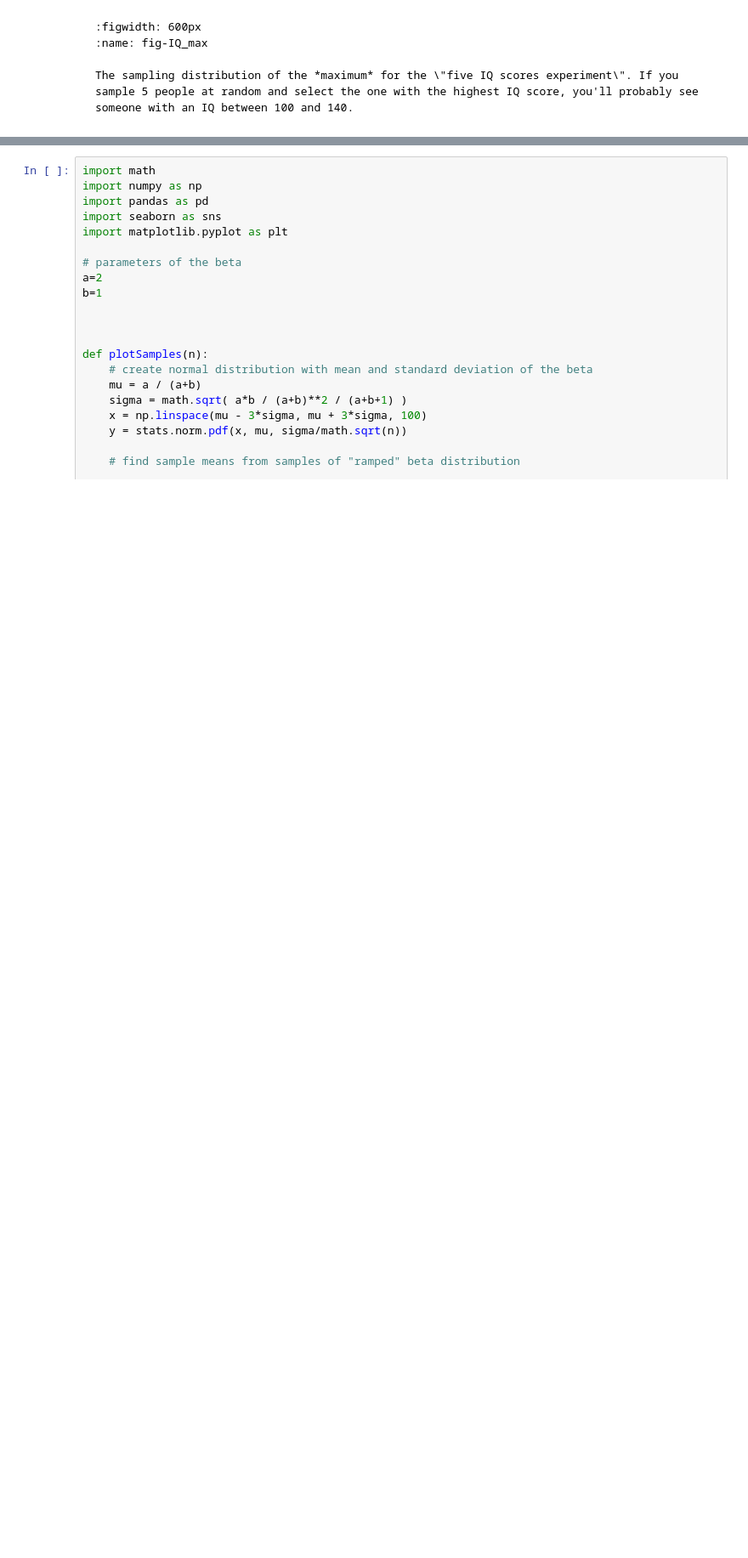
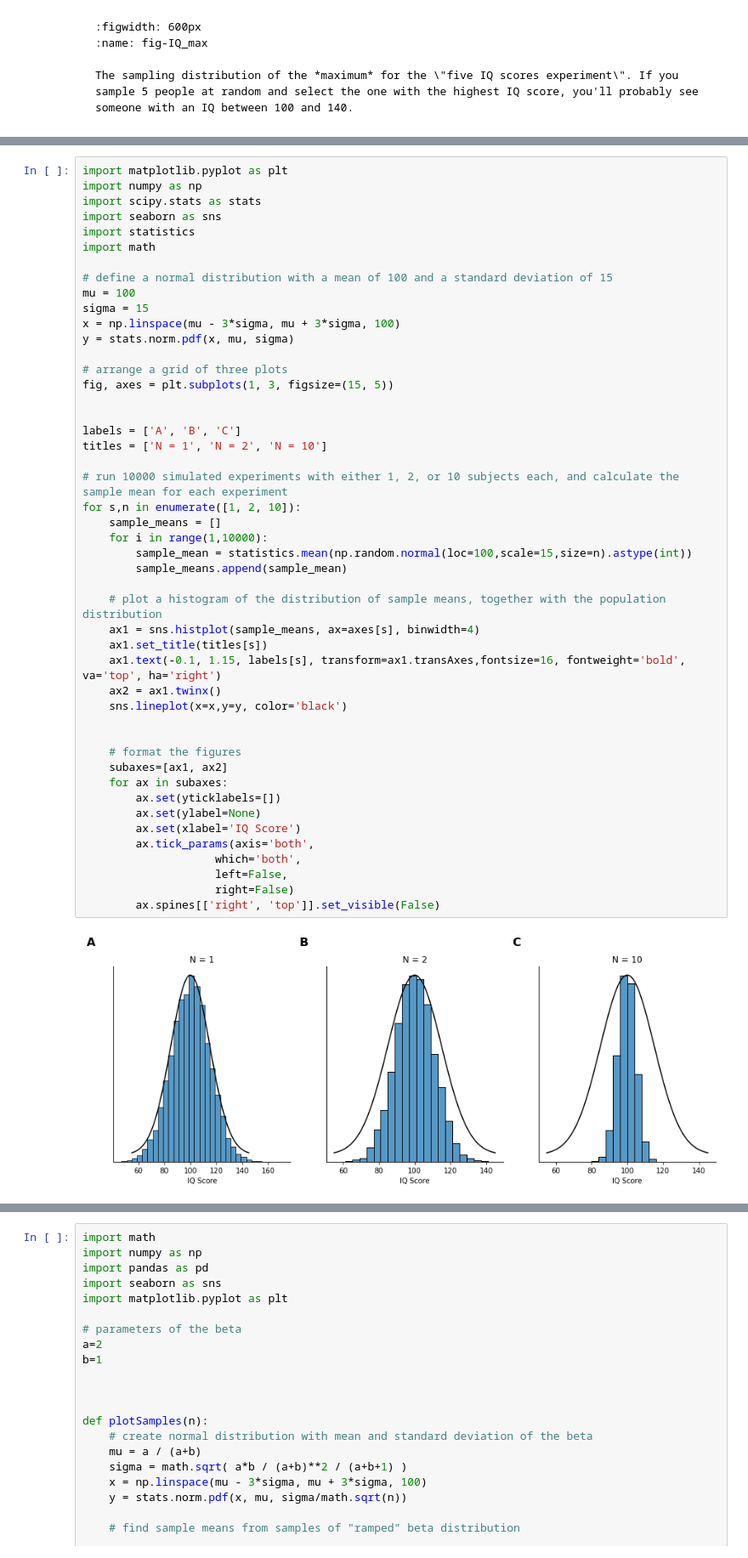
Before and after one commit to ethanweed/pythonbook, a Jupyter notebook: _sources/04.03-estimation.ipynb, the cells around one changed output, grey strips where cells are left out. Shown at 85% size. Cells and saved outputs as stored; diff of their text form; blank space fills up the shorter version.

```diff
--- a/_sources/04.03-estimation.ipynb
+++ b/_sources/04.03-estimation.ipynb
@@ -367 +372,50 @@ The sampling distribution of the *maximum* for the \"five IQ scores experiment\"
+# %%
+import matplotlib.pyplot as plt
+import numpy as np
+import scipy.stats as stats
+import seaborn as sns
+import statistics
+import math
+
+# define a normal distribution with a mean of 100 and a standard deviation of 15
+mu = 100
+sigma = 15
+x = np.linspace(mu - 3*sigma, mu + 3*sigma, 100)
+y = stats.norm.pdf(x, mu, sigma)
+
+# arrange a grid of three plots
+fig, axes = plt.subplots(1, 3, figsize=(15, 5))
+
+
+labels = ['A', 'B', 'C']
+titles = ['N = 1', 'N = 2', 'N = 10']
+
+# run 10000 simulated experiments with either 1, 2, or 10 subjects each, and calculate the sample mean for each experiment
+for s,n in enumerate([1, 2, 10]):
+    sample_means = []
+    for i in range(1,10000):
+        sample_mean = statistics.mean(np.random.normal(loc=100,scale=15,size=n).astype(int))
+        sample_means.append(sample_mean)
+
+    # plot a histogram of the distribution of sample means, together with the population distribution
+    ax1 = sns.histplot(sample_means, ax=axes[s], binwidth=4)
+    ax1.set_title(titles[s])
+    ax1.text(-0.1, 1.15, labels[s], transform=ax1.transAxes,fontsize=16, fontweight='bold', va='top', ha='right')
+    ax2 = ax1.twinx()
+    sns.lineplot(x=x,y=y, color='black')
+
+
+    # format the figures
+    subaxes=[ax1, ax2]
+    for ax in subaxes:
+        ax.set(yticklabels=[])
+        ax.set(ylabel=None)
+        ax.set(xlabel='IQ Score')
+        ax.tick_params(axis='both',
+                    which='both',
+                    left=False,
+                    right=False)
+        ax.spines[['right', 'top']].set_visible(False)
+# %% [output]
+[figure, added]
 # %% [markdown]
```
Also changed, not shown: parts of 9 cells of this notebook, 17 other files.
